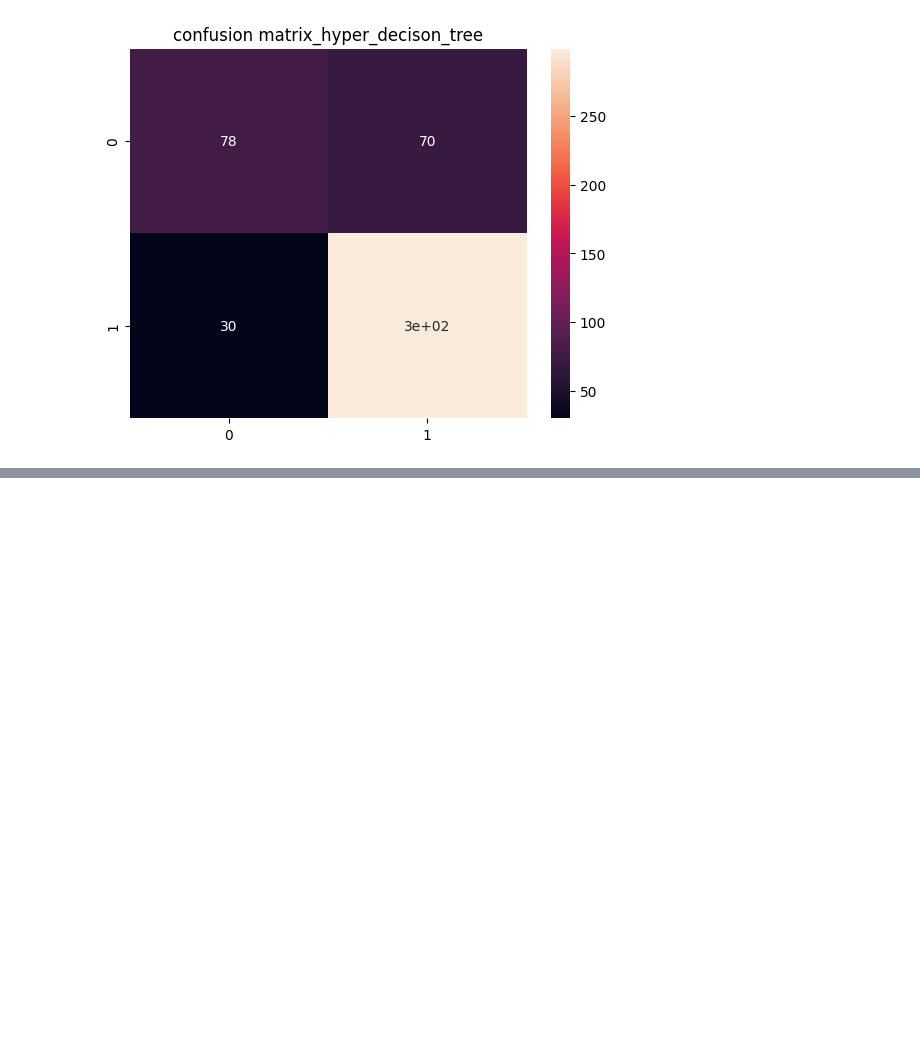
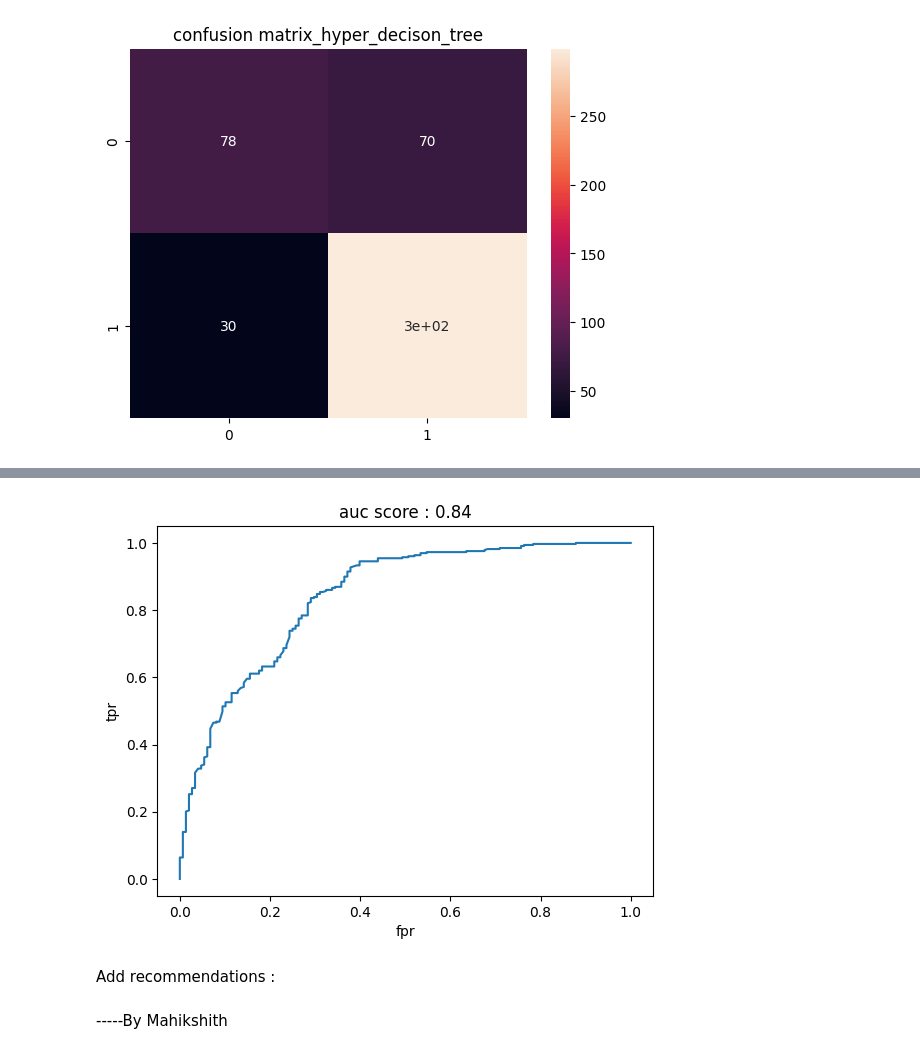
Before and after one commit to mahikshith/AWS-EC2-deployment-of-Ola-driver-churn-prediction-using-ensemble-learning, a Jupyter notebook: Ola_ensemble_mykee.ipynb, the cells around one changed output, grey strips where cells are left out. Saved outputs shown, nothing was run; the diff lists cells and outputs as text; code cells hidden in the pictures; blank space fills up the shorter version.

```diff
--- a/Ola_ensemble_mykee.ipynb
+++ b/Ola_ensemble_mykee.ipynb
@@ -994,0 +1070,17 @@ weighted avg       0.78      0.79      0.78       477
+# %%
+# plot auc curve
+
+from sklearn.metrics import roc_curve
+
+fpr,tpr,threshold = roc_curve(y_test,pred_prob)
+
+plt.plot(fpr,tpr)
+plt.title("auc score : {}".format(roc_auc_score(y_test,pred_prob).round(2)))
+
+plt.xlabel("fpr")
+plt.ylabel("tpr")
+plt.show()
+# %% [output]
+[figure, added]
+# %% [markdown]
+Add recommendations :
@@ -994,0 +1089,2 @@ weighted avg       0.78      0.79      0.78       477
+# %% [markdown]
+-----By Mahikshith
```
Also changed, not shown: parts of 17 cells of this notebook.
